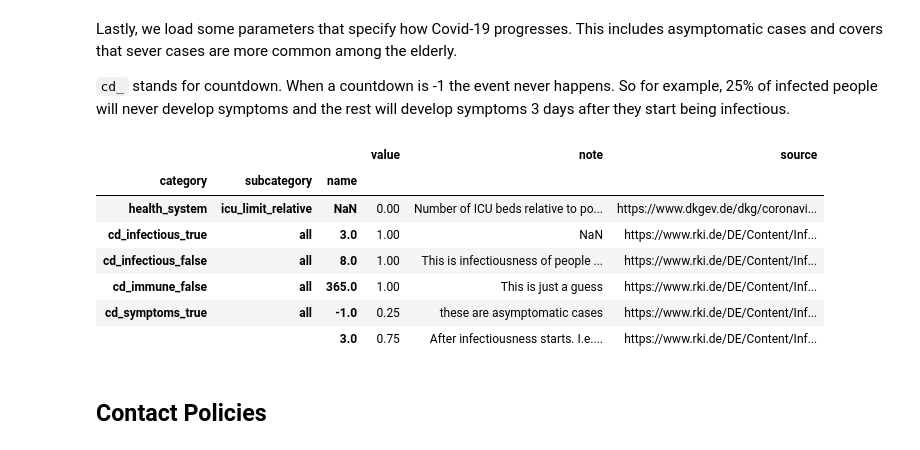
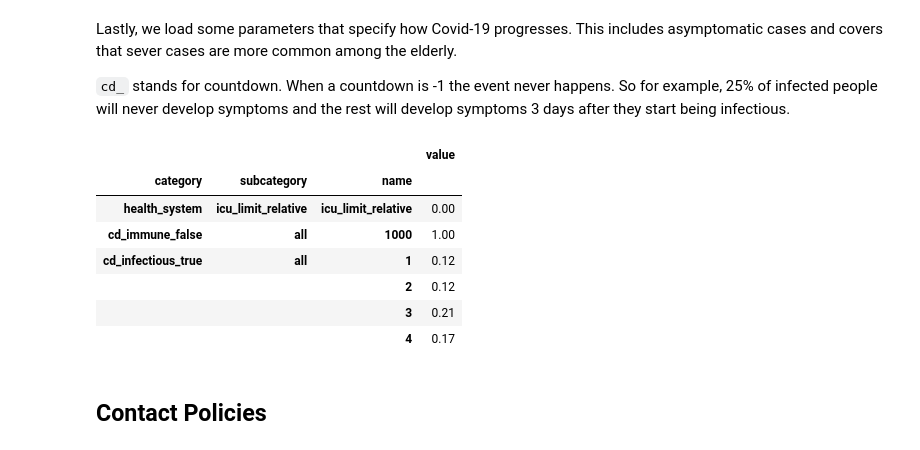
Before and after one commit to covid-19-impact-lab/sid, a Jupyter notebook: docs/source/tutorials/how_to_simulate.ipynb, the cells around one changed output. Cells and saved outputs as stored; diff of their text form; code cells hidden in the pictures.

```diff
--- a/docs/source/tutorials/how_to_simulate.ipynb
+++ b/docs/source/tutorials/how_to_simulate.ipynb
@@ -114,17 +114,17 @@ Lastly, we load some parameters that specify how Covid-19 progresses. This inclu
 
 `cd_` stands for countdown. When a countdown is -1 the event never happens. So for example, 25% of infected people will never develop symptoms and the rest will develop symptoms 3 days after they start being infectious.
 # %%
-disease_params = pd.read_csv("../../../sid/params.csv", index_col=index_cols)
+disease_params = pd.read_csv("../../../sid/covid_epi_params.csv", index_col=index_cols)
 disease_params.head(6).round(2)
 # %% [output]
-|  |  |  | value | note | source |
-| category | subcategory | name |  |  |  |
-| health_system | icu_limit_relative | NaN | 0.00 | Number of ICU beds relative to po... | https://www.dkgev.de/dkg/coronavi... |
-| cd_infectious_true | all | 3.0 | 1.00 | NaN | https://www.rki.de/DE/Content/Inf... |
-| cd_infectious_false | all | 8.0 | 1.00 | This is infectiousness of people ... | https://www.rki.de/DE/Content/Inf... |
-| cd_immune_false | all | 365.0 | 1.00 | This is just a guess | https://www.rki.de/DE/Content/Inf... |
-| cd_symptoms_true | all | -1.0 | 0.25 | these are asymptomatic cases | https://www.rki.de/DE/Content/Inf... |
-|  |  | 3.0 | 0.75 | After infectiousness starts. I.e.... | https://www.rki.de/DE/Content/Inf... |
+|  |  |  | value |
+| category | subcategory | name |  |
+| health_system | icu_limit_relative | icu_limit_relative | 0.00 |
+| cd_immune_false | all | 1000 | 1.00 |
+| cd_infectious_true | all | 1 | 0.12 |
+|  |  | 2 | 0.12 |
+|  |  | 3 | 0.21 |
+|  |  | 4 | 0.17 |
 # %%
 params = pd.concat([disease_params, inf_params, assort_probs])
 # %% [markdown]
```
Also changed, not shown: parts of 5 cells of this notebook, 4 other files.
